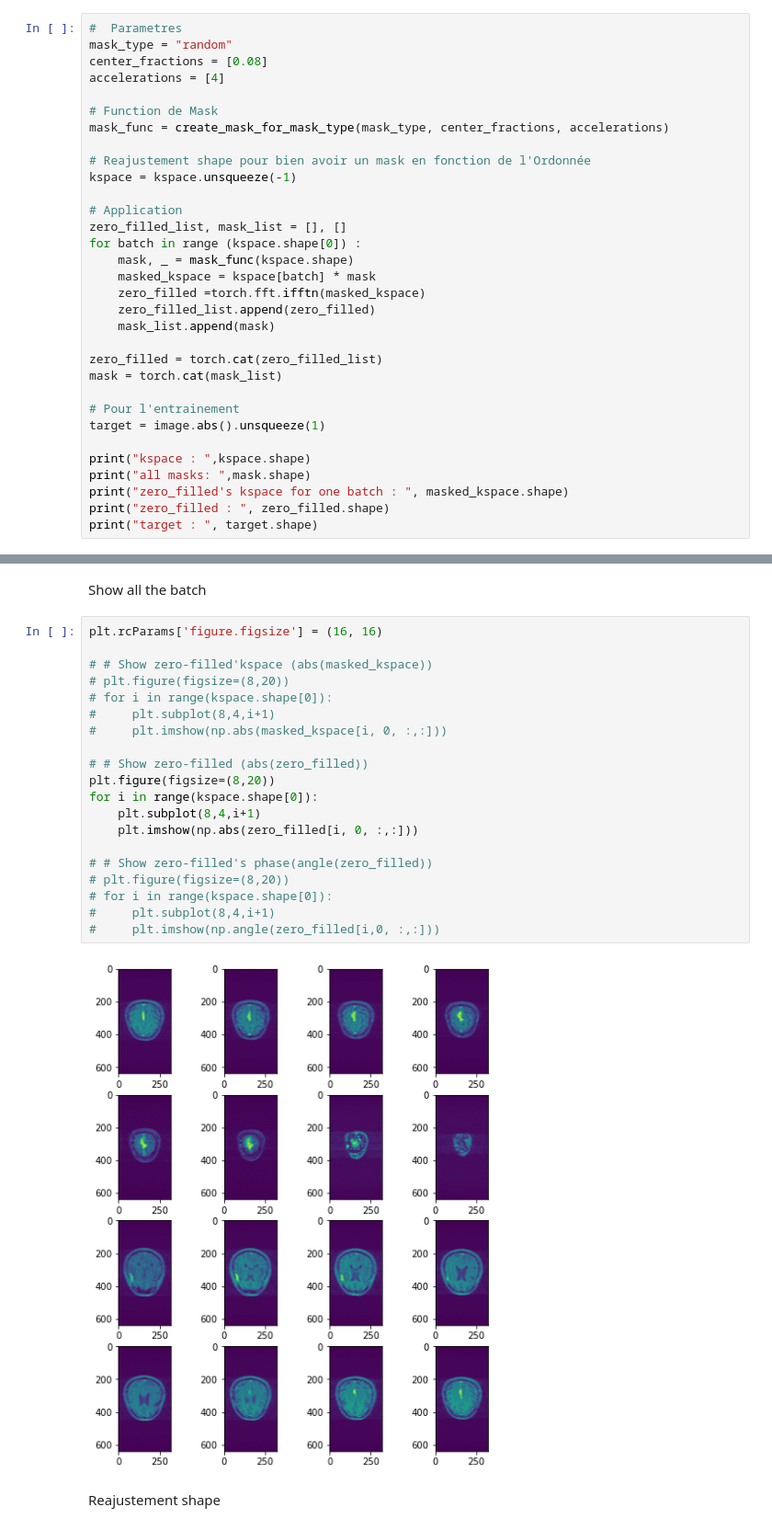
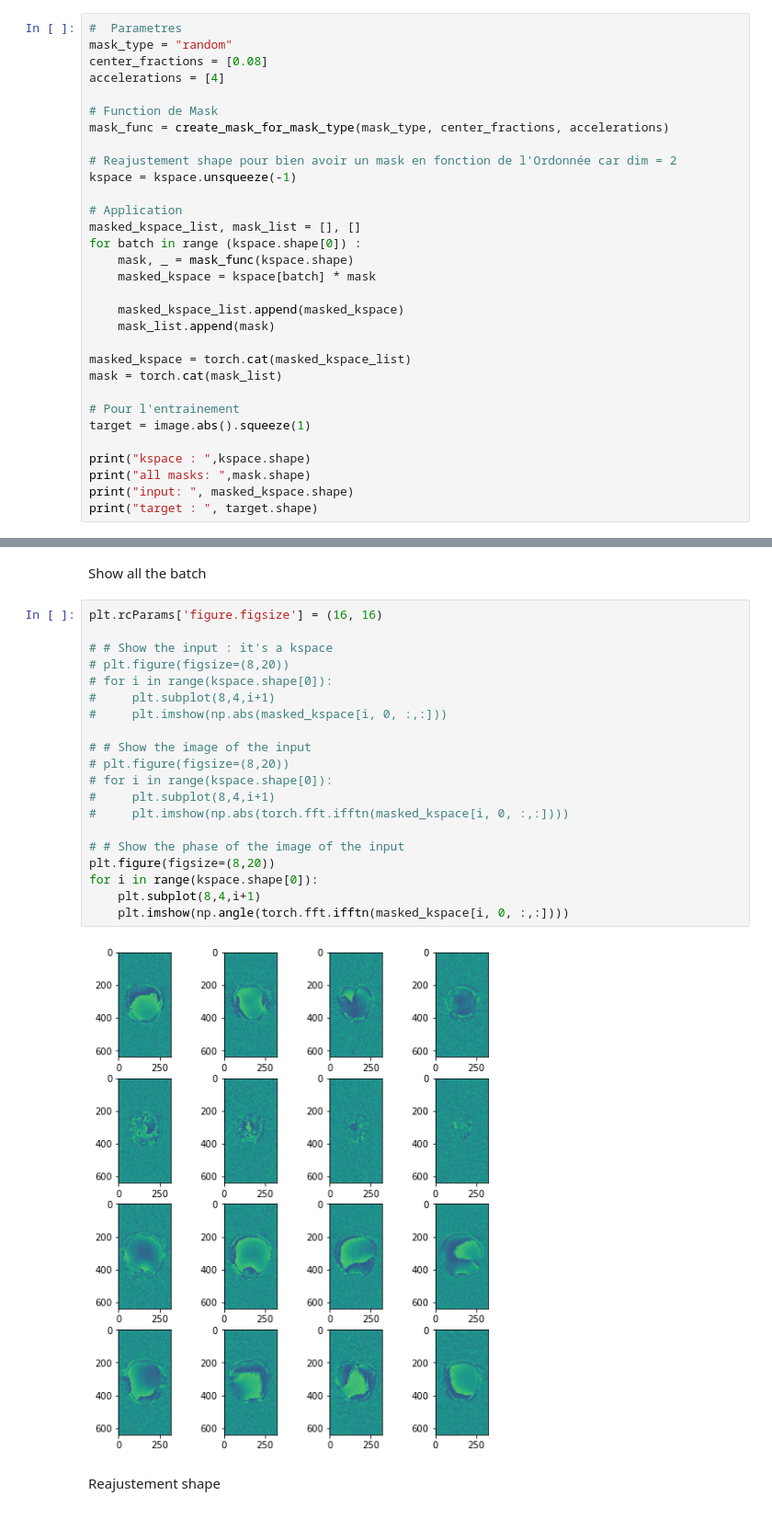
Before and after one commit to mind-inria/mri-dl-recon, a Jupyter notebook: src/mri_dlrecon/models/tuto_Varnet.ipynb, the cells around one changed output, grey strips where cells are left out. Shown at 92% size. Drawn from its saved outputs; the diff is of its cells as text.

```diff
--- a/src/mri_dlrecon/models/tuto_Varnet.ipynb
+++ b/src/mri_dlrecon/models/tuto_Varnet.ipynb
@@ -79,28 +79,27 @@ accelerations = [4]
 # Function de Mask
 mask_func = create_mask_for_mask_type(mask_type, center_fractions, accelerations)
 
-# Reajustement shape pour bien avoir un mask en fonction de l'Ordonnée
+# Reajustement shape pour bien avoir un mask en fonction de l'Ordonnée car dim = 2
 kspace = kspace.unsqueeze(-1)
 
 # Application
-zero_filled_list, mask_list = [], []
+masked_kspace_list, mask_list = [], []
 for batch in range (kspace.shape[0]) :
     mask, _ = mask_func(kspace.shape)
     masked_kspace = kspace[batch] * mask
-    zero_filled =torch.fft.ifftn(masked_kspace)
-    zero_filled_list.append(zero_filled)
+
+    masked_kspace_list.append(masked_kspace)
     mask_list.append(mask)
 
-zero_filled = torch.cat(zero_filled_list)
+masked_kspace = torch.cat(masked_kspace_list)
 mask = torch.cat(mask_list)
 
 # Pour l'entrainement
-target = image.abs().unsqueeze(1)
+target = image.abs().squeeze(1)
 
 print("kspace : ",kspace.shape)
 print("all masks: ",mask.shape)
-print("zero_filled's kspace for one batch : ", masked_kspace.shape)
-print("zero_filled : ", zero_filled.shape)
+print("input: ", masked_kspace.shape)
 print("target : ", target.shape)
 # %% [output]
 kspace :  torch.Size([16, 1, 640, 320, 1])
@@ -113,25 +111,25 @@ Show all the batch
 # %%
 plt.rcParams['figure.figsize'] = (16, 16)
 
-# # Show zero-filled'kspace (abs(masked_kspace))
+# # Show the input : it's a kspace
 # plt.figure(figsize=(8,20))
 # for i in range(kspace.shape[0]):
 #     plt.subplot(8,4,i+1)
 #     plt.imshow(np.abs(masked_kspace[i, 0, :,:]))
 
-# # Show zero-filled (abs(zero_filled))
+# # Show the image of the input
+# plt.figure(figsize=(8,20))
+# for i in range(kspace.shape[0]):
+#     plt.subplot(8,4,i+1)
+#     plt.imshow(np.abs(torch.fft.ifftn(masked_kspace[i, 0, :,:])))
+
+# # Show the phase of the image of the input
 plt.figure(figsize=(8,20))
 for i in range(kspace.shape[0]):
     plt.subplot(8,4,i+1)
-    plt.imshow(np.abs(zero_filled[i, 0, :,:]))
-
-# # Show zero-filled's phase(angle(zero_filled))
-# plt.figure(figsize=(8,20))
-# for i in range(kspace.shape[0]):
-#     plt.subplot(8,4,i+1)
-#     plt.imshow(np.angle(zero_filled[i,0, :,:]))
+    plt.imshow(np.angle(torch.fft.ifftn(masked_kspace[i, 0, :,:])))
 # %% [output]
-[figure, old version]
+[figure, new version]
 # %% [markdown]
 Reajustement shape
 # %%
```
Also changed, not shown: parts of 11 cells of this notebook, 5 other files.
